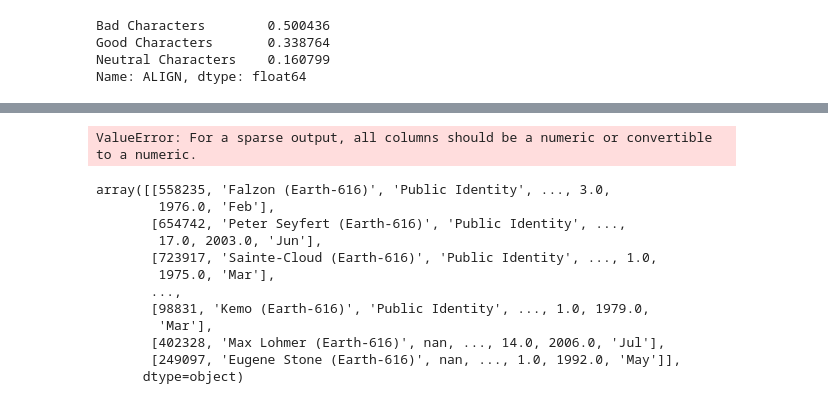
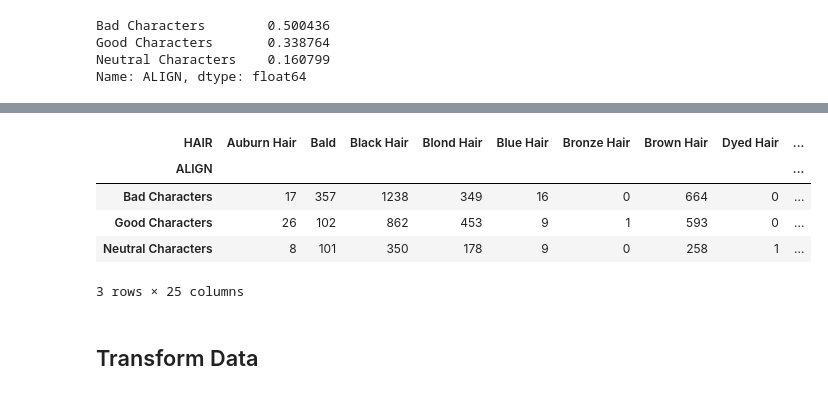
Before and after one commit to trentgillin/Machine_Learning_Projects, a Jupyter notebook: Marvel/Marvel Predictions.ipynb, the cells around one changed output, grey strips where cells are left out. Cells and saved outputs as stored; diff of their text form; code cells hidden in the pictures.

```diff
--- a/Marvel/Marvel Predictions.ipynb
+++ b/Marvel/Marvel Predictions.ipynb
@@ -102,12 +123,23 @@ Name: ALIGN, dtype: float64
+# %%
+# table of align and hair color
+pd.crosstab(index=marvel_train['ALIGN'], columns=marvel['HAIR'])
+
+# bad characters seem to have bald or black hair
+# good characters seem to have brown hair or red hair
+# and I am not seeing any clear pattern for neutral characters, like in eye color
+# %% [output]
+| HAIR | Auburn Hair | Bald | Black Hair | Blond Hair | Blue Hair | Bronze Hair | Brown Hair | Dyed Hair | ... |
+| ALIGN |  |  |  |  |  |  |  |  | ... |
+| Bad Characters | 17 | 357 | 1238 | 349 | 16 | 0 | 664 | 0 | ... |
+| Good Characters | 26 | 102 | 862 | 453 | 9 | 1 | 593 | 0 | ... |
+| Neutral Characters | 8 | 101 | 350 | 178 | 9 | 0 | 258 | 1 | ... |
+3 rows × 25 columns
+# %% [markdown]
+## Transform Data
 # %%
 # create custom transformer for date
 from sklearn.base import BaseEstimator, TransformerMixin
 from pandas.api.types import CategoricalDtype
-
-cat_month_order = CategoricalDtype(
-    ['Jan', 'Feb', 'Mar', 'Apr', 'May', 'Jun', 'Jul', 'Aug', 'Sep', 'Oct', 'Nov', 'Dec'],
-    ordered=True
-)
 
 class ChangeDate(BaseEstimator, TransformerMixin):
     def _init_(self):
@@ -117,7 +149,6 @@ class ChangeDate(BaseEstimator, TransformerMixin):
     def transform(self, X):
         first_appearance = X["FIRST APPEARANCE"].str.extract(r'([A-Z][a-z]+)')
         X = X.drop(columns=["FIRST APPEARANCE"])
-        first_appearance = first_appearance.astype(cat_month_order)
         return np.c_[X, first_appearance]
 
 # create processing pipelines
@@ -136,6 +167,11 @@ cat_pipeline = Pipeline([
     ('encoder', OneHotEncoder()),
 ])
 
+dat_pipeline = Pipeline([
+    ('get_month', ChangeDate()),
+    ('encoder', OneHotEncoder()),
+])
+
 num_attributes = list(marvel_train[["page_id", "APPEARANCES"]])
 cat_attributes = list(marvel_train[["name", "ID", "EYE", "HAIR", "SEX", "ALIVE"]])
 dt_attributes = list(marvel_train[["FIRST APPEARANCE"]])
@@ -146,48 +182,7 @@ full_pipeline = ColumnTransformer(
     transformers = [
     ("num", num_pipeline, num_attributes),
     ("cat", cat_pipeline, cat_attributes),
-    ("dt", ChangeDate(), dt_attributes)],
+    ("dt", dat_pipeline, dt_attributes)],
 remainder = "drop")
 
 marvel_train_prep = full_pipeline.fit_transform(marvel_train)
-# %% [output]
-ValueError: For a sparse output, all columns should be a numeric or convertible to a numeric.
-# %%
-from sklearn.base import BaseEstimator, TransformerMixin
-from pandas.api.types import CategoricalDtype
-
-cat_month_order = CategoricalDtype(
-    ['Jan', 'Feb', 'Mar', 'Apr', 'May', 'Jun', 'Jul', 'Aug', 'Sep', 'Oct', 'Nov', 'Dec'],
-    ordered=True
-)
-
-class ChangeDate(BaseEstimator, TransformerMixin):
-    def _init_(self):
-        print('starting init')
-    def fit(self, X, y=None):
-        return self
-    def transform(self, X):
-        first_appearance = X["FIRST APPEARANCE"].str.extract(r'([A-Z][a-z]+)')
-        X = X.drop(columns=["FIRST APPEARANCE"])
-        first_appearance = first_appearance.astype(cat_month_order)
-        return np.c_[X, first_appearance]
-        #return first_appearance
-
-test = marvel_train.copy()
-first_try = ChangeDate()
-ex = first_try.transform(test)
-
-ex
-# %% [output]
-array([[558235, 'Falzon (Earth-616)', 'Public Identity', ..., 3.0,
-        1976.0, 'Feb'],
-       [654742, 'Peter Seyfert (Earth-616)', 'Public Identity', ...,
-        17.0, 2003.0, 'Jun'],
-       [723917, 'Sainte-Cloud (Earth-616)', 'Public Identity', ..., 1.0,
-        1975.0, 'Mar'],
-       ...,
-       [98831, 'Kemo (Earth-616)', 'Public Identity', ..., 1.0, 1979.0,
-        'Mar'],
-       [402328, 'Max Lohmer (Earth-616)', nan, ..., 14.0, 2006.0, 'Jul'],
-       [249097, 'Eugene Stone (Earth-616)', nan, ..., 1.0, 1992.0, 'May']],
-      dtype=object)
```
Also changed, not shown: parts of 7 cells of this notebook.
